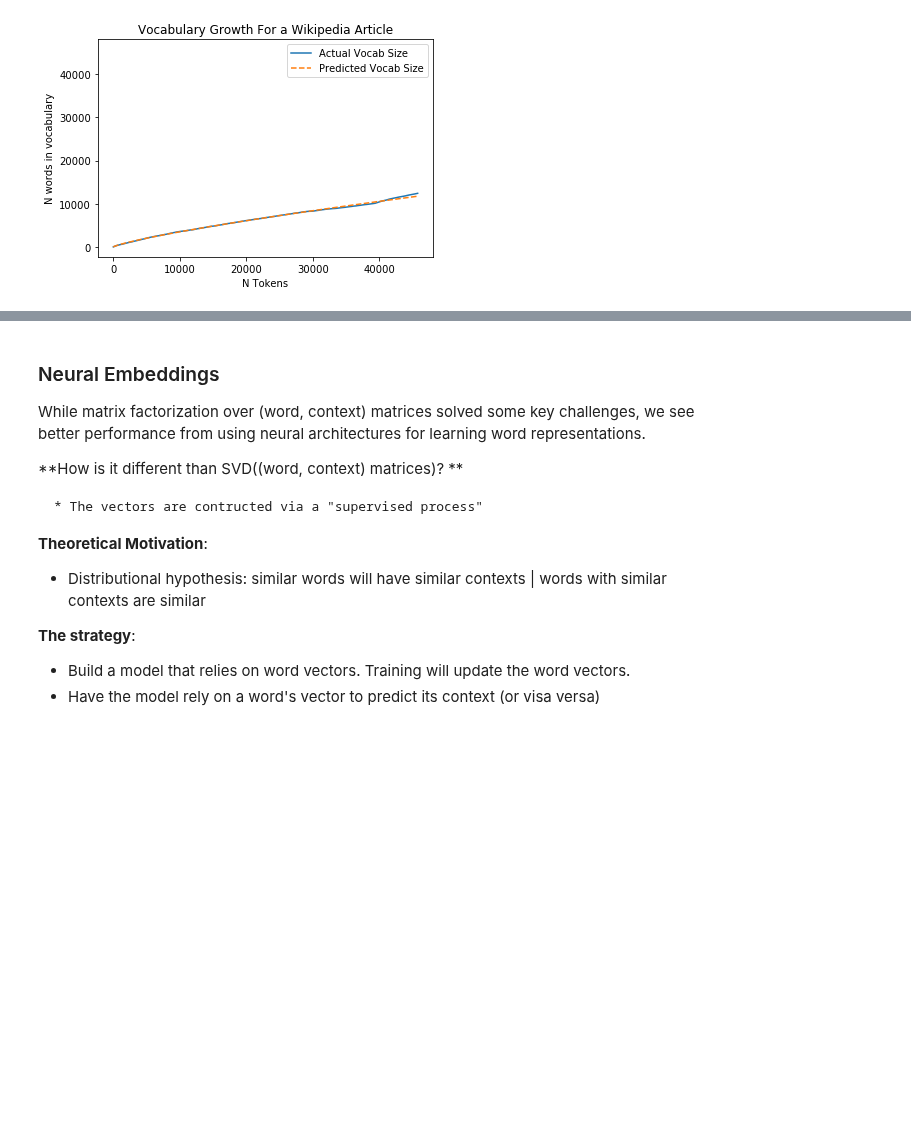
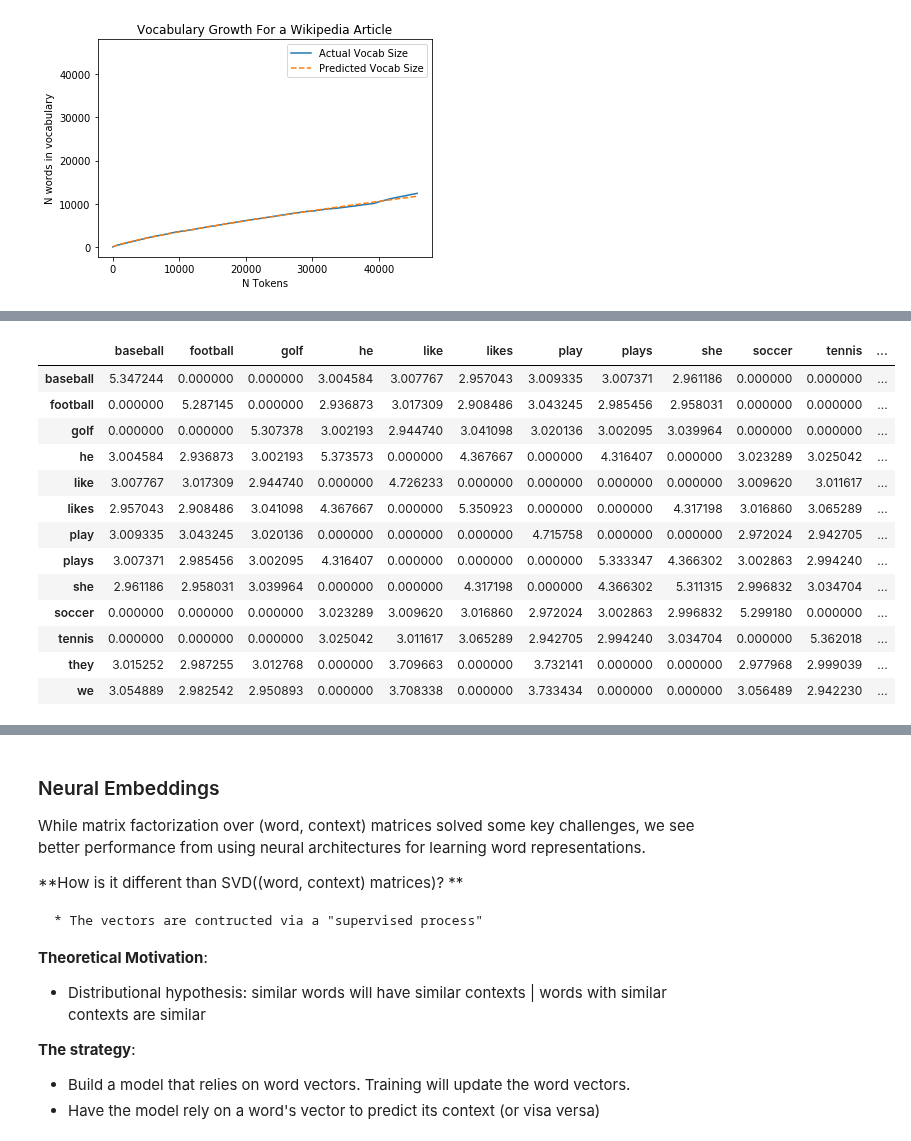
Before and after one commit to jupytercon2017user/jupytercon-2017, a Jupyter notebook: tutorial/3-Word-Embeddings.ipynb, the cells around one changed output, grey strips where cells are left out. Cells and saved outputs as stored; diff of their text form; code cells hidden in the pictures; blank space fills up the shorter version.

```diff
--- a/tutorial/3-Word-Embeddings.ipynb
+++ b/tutorial/3-Word-Embeddings.ipynb
@@ -247,3 +308,25 @@ NameError: name 'sentences' is not defined
+# %%
+from sklearn.metrics.pairwise import cosine_similarity
+pd.DataFrame(
+    ppmi(term_term.values),
+    index = toDTM.get_feature_names(),
+    columns = toDTM.get_feature_names()
+)
+# %% [output]
+|  | baseball | football | golf | he | like | likes | play | plays | she | soccer | tennis | ... |
+| baseball | 5.347244 | 0.000000 | 0.000000 | 3.004584 | 3.007767 | 2.957043 | 3.009335 | 3.007371 | 2.961186 | 0.000000 | 0.000000 | ... |
+| football | 0.000000 | 5.287145 | 0.000000 | 2.936873 | 3.017309 | 2.908486 | 3.043245 | 2.985456 | 2.958031 | 0.000000 | 0.000000 | ... |
+| golf | 0.000000 | 0.000000 | 5.307378 | 3.002193 | 2.944740 | 3.041098 | 3.020136 | 3.002095 | 3.039964 | 0.000000 | 0.000000 | ... |
+| he | 3.004584 | 2.936873 | 3.002193 | 5.373573 | 0.000000 | 4.367667 | 0.000000 | 4.316407 | 0.000000 | 3.023289 | 3.025042 | ... |
+| like | 3.007767 | 3.017309 | 2.944740 | 0.000000 | 4.726233 | 0.000000 | 0.000000 | 0.000000 | 0.000000 | 3.009620 | 3.011617 | ... |
+| likes | 2.957043 | 2.908486 | 3.041098 | 4.367667 | 0.000000 | 5.350923 | 0.000000 | 0.000000 | 4.317198 | 3.016860 | 3.065289 | ... |
+| play | 3.009335 | 3.043245 | 3.020136 | 0.000000 | 0.000000 | 0.000000 | 4.715758 | 0.000000 | 0.000000 | 2.972024 | 2.942705 | ... |
+| plays | 3.007371 | 2.985456 | 3.002095 | 4.316407 | 0.000000 | 0.000000 | 0.000000 | 5.333347 | 4.366302 | 3.002863 | 2.994240 | ... |
+| she | 2.961186 | 2.958031 | 3.039964 | 0.000000 | 0.000000 | 4.317198 | 0.000000 | 4.366302 | 5.311315 | 2.996832 | 3.034704 | ... |
+| soccer | 0.000000 | 0.000000 | 0.000000 | 3.023289 | 3.009620 | 3.016860 | 2.972024 | 3.002863 | 2.996832 | 5.299180 | 0.000000 | ... |
+| tennis | 0.000000 | 0.000000 | 0.000000 | 3.025042 | 3.011617 | 3.065289 | 2.942705 | 2.994240 | 3.034704 | 0.000000 | 5.362018 | ... |
+| they | 3.015252 | 2.987255 | 3.012768 | 0.000000 | 3.709663 | 0.000000 | 3.732141 | 0.000000 | 0.000000 | 2.977968 | 2.999039 | ... |
+| we | 3.054889 | 2.982542 | 2.950893 | 0.000000 | 3.708338 | 0.000000 | 3.733434 | 0.000000 | 0.000000 | 3.056489 | 2.942230 | ... |
 # %% [markdown]
 ### What about local context?
 * We've been treating words within a document as exchangeable, iid.
```
Also changed, not shown: parts of 22 cells of this notebook, 1 other file.
